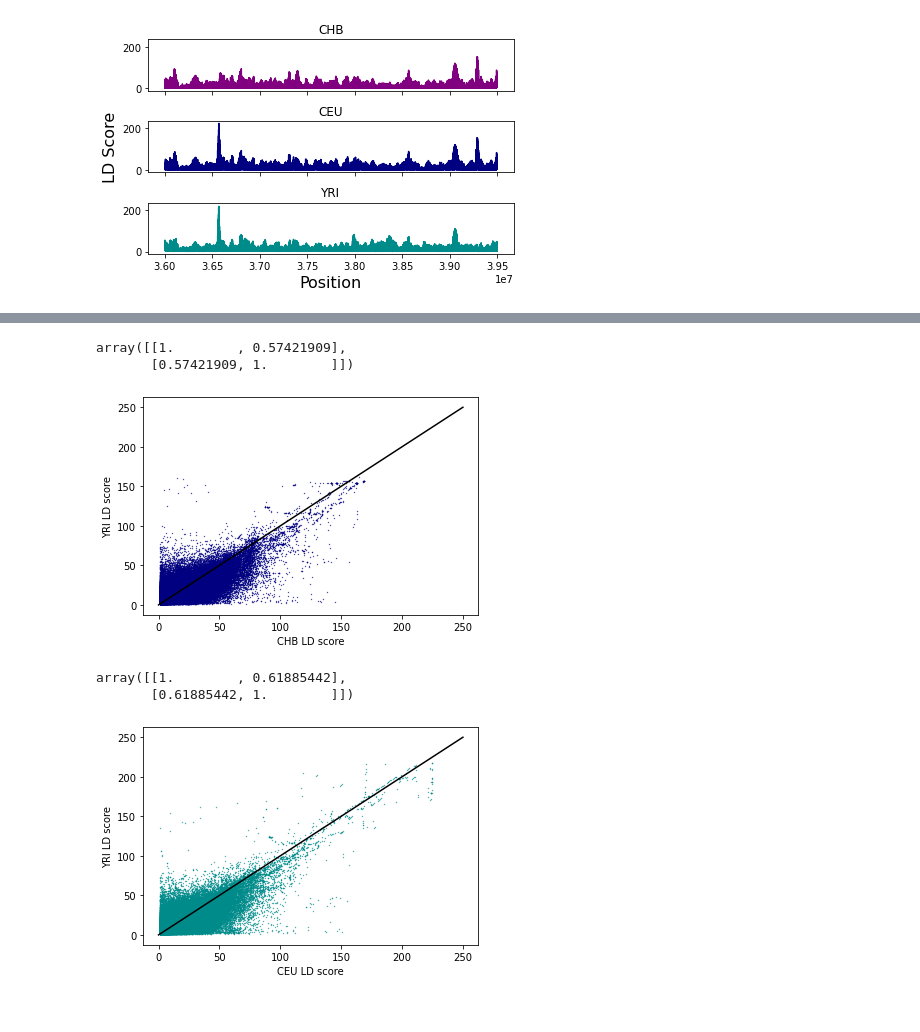
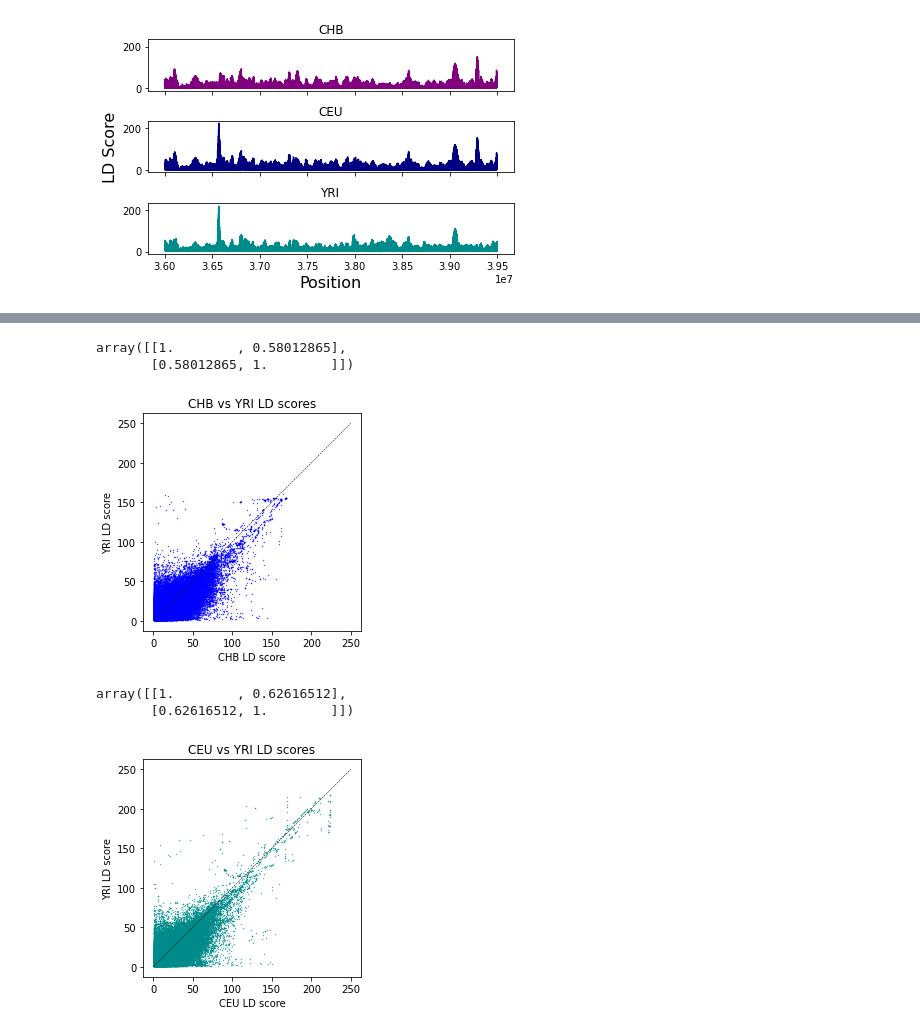
Before and after one commit to achyutha11/geo_LD_viz_v2, a Jupyter notebook: doc/notebooks/kxpexp.ipynb, the cells around one changed output, grey strips where cells are left out. Drawn from its saved outputs; the diff is of its cells as text; code cells hidden in the pictures.

```diff
--- a/doc/notebooks/kxpexp.ipynb
+++ b/doc/notebooks/kxpexp.ipynb
@@ -427,15 +366,20 @@ import numpy as np
 def ld_score_v2(LDmat):
     # Creating empty array to be filled with LD scores, length = number of SNPs
     scores = np.zeros(LDmat.shape[1])
+
     # Iterating through each column of K x P matrix
     for i in tqdm(range(LDmat.shape[1])):
         localmat = LDmat[:,:i+1]
+
         # Taking sum of reverse diagonal of matrix
         flpdiag = np.fliplr(localmat).diagonal()
         diag = np.sum(flpdiag)
+
         # Calculating sum of ith column values
         col = np.sum(LDmat[:,i])
+
         # Adding column and diagonal sums
-        scores[i] = col + diag - LDmat[0,i]
+        scores[i] = col + diag - LDmat[0,i] - LDmat[0,i]
+
     return scores
 # %%
@@ -574,26 +545,54 @@ array([[1.        , 0.77085096],
 # %%
-idx = (CHB_LDS > 0) & (YRI_LDS > 0)
-plt.scatter(CHB_LDS[idx],YRI_LDS[idx], s=0.1, color = 'navy')
-plt.xlabel("CHB LD score")
-plt.ylabel("YRI LD score")
-plt.plot(x,x,color='black')
+# Scatter plot for CHB vs YRI
+
+idx = (CHB_LDS_2 > 0) & (YRI_LDS_2 > 0)
+
+fig, ax = plt.subplots()
+ax.scatter(CHB_LDS_2[idx],YRI_LDS_2[idx], s=0.1, color = 'blue')
+
+ax.set_xlabel("CHB LD score")
+ax.set_ylabel("YRI LD score")
+
+ax.plot(x,x,color='black',linewidth=0.5,linestyle='--')
+
+x0,x1 = ax.get_xlim()
+y0,y1 = ax.get_ylim()
+ax.set_aspect(abs(x1-x0)/abs(y1-y0))
+
+ax.title.set_text("CHB vs YRI LD scores")
+
 #np.corrcoef(CHB_LDS[idx],YRI_LDS[idx])
-np.corrcoef(CHB_LDS,YRI_LDS)
+np.corrcoef(CHB_LDS_2,YRI_LDS_2)
+
 #plt.savefig('CHBvsYRIscatter_chr22.png',dpi=300)
 # %% [output]
-array([[1.        , 0.57421909],
-       [0.57421909, 1.        ]])
+array([[1.        , 0.58012865],
+       [0.58012865, 1.        ]])
-[figure, old version]
+[figure, new version]
 # %%
-idx = (CEU_LDS > 0) & (YRI_LDS > 0)
-plt.scatter(CEU_LDS[idx],YRI_LDS[idx], s=0.1, color='darkcyan')
-plt.xlabel("CEU LD score")
-plt.ylabel("YRI LD score")
-plt.plot(x,x,color='black')
+# Scatter plot for CEU vs YRI
+
+idx = (CEU_LDS_2 > 0) & (YRI_LDS_2 > 0)
+
+fig, ax = plt.subplots()
+ax.scatter(CEU_LDS_2[idx],YRI_LDS_2[idx], s=0.1, color='darkcyan')
+
+ax.set_xlabel("CEU LD score")
+ax.set_ylabel("YRI LD score")
+
+ax.plot(x,x,color='black',linewidth=0.5,linestyle='--')
+
+x0,x1 = ax.get_xlim()
+y0,y1 = ax.get_ylim()
+ax.set_aspect(abs(x1-x0)/abs(y1-y0))
+
+ax.title.set_text("CEU vs YRI LD scores")
+
 #np.corrcoef(CEU_LDS[idx],YRI_LDS[idx])
-np.corrcoef(CEU_LDS,YRI_LDS)
+np.corrcoef(CEU_LDS_2,YRI_LDS_2)
+
 #plt.savefig('CEUvsYRIscatter_chr22.png',dpi=300)
 # %% [output]
-array([[1.        , 0.61885442],
-       [0.61885442, 1.        ]])
+array([[1.        , 0.62616512],
+       [0.62616512, 1.        ]])
-[figure, old version]
+[figure, new version]
```
Also changed, not shown: parts of 75 cells of this notebook.
